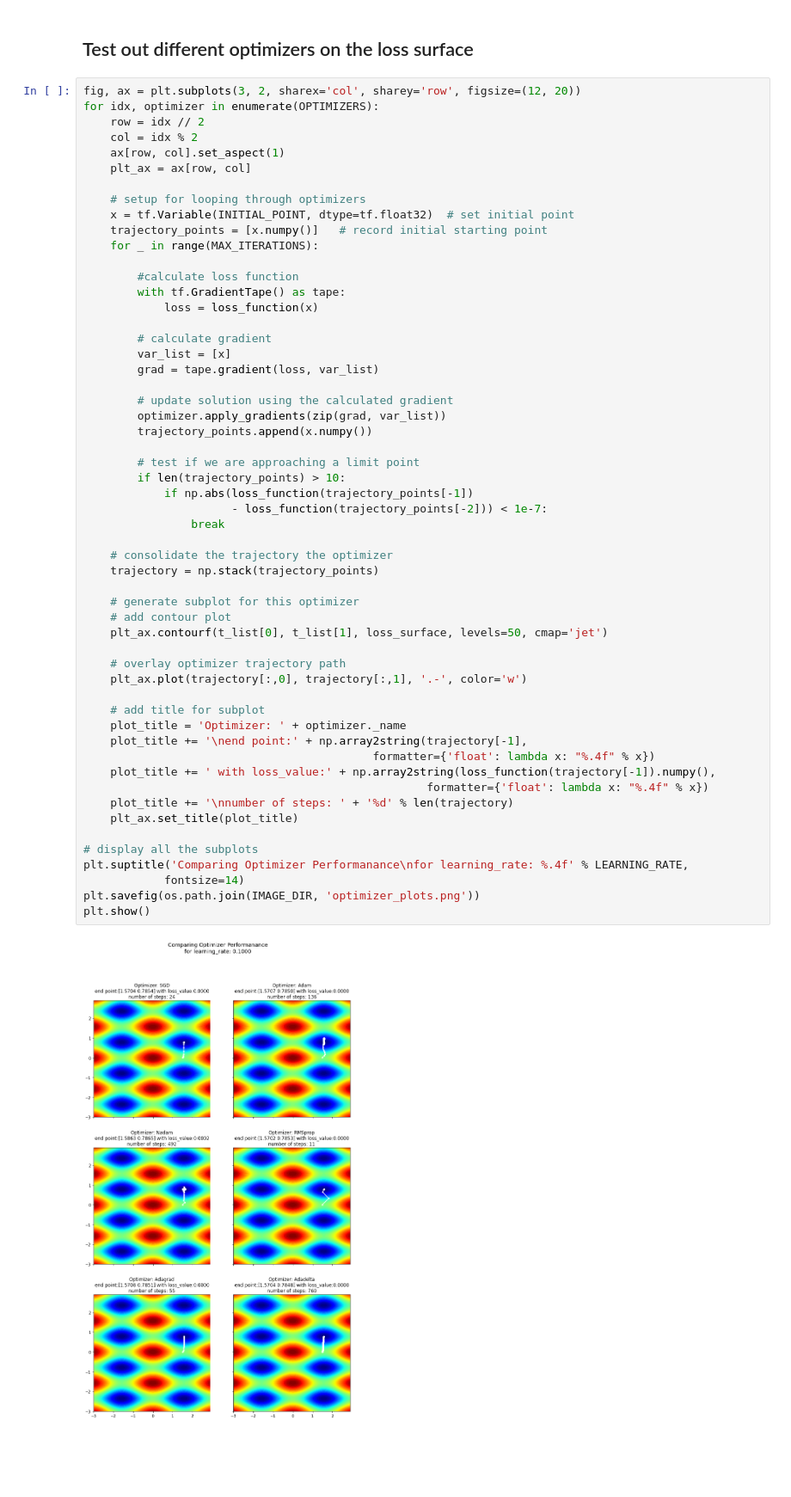
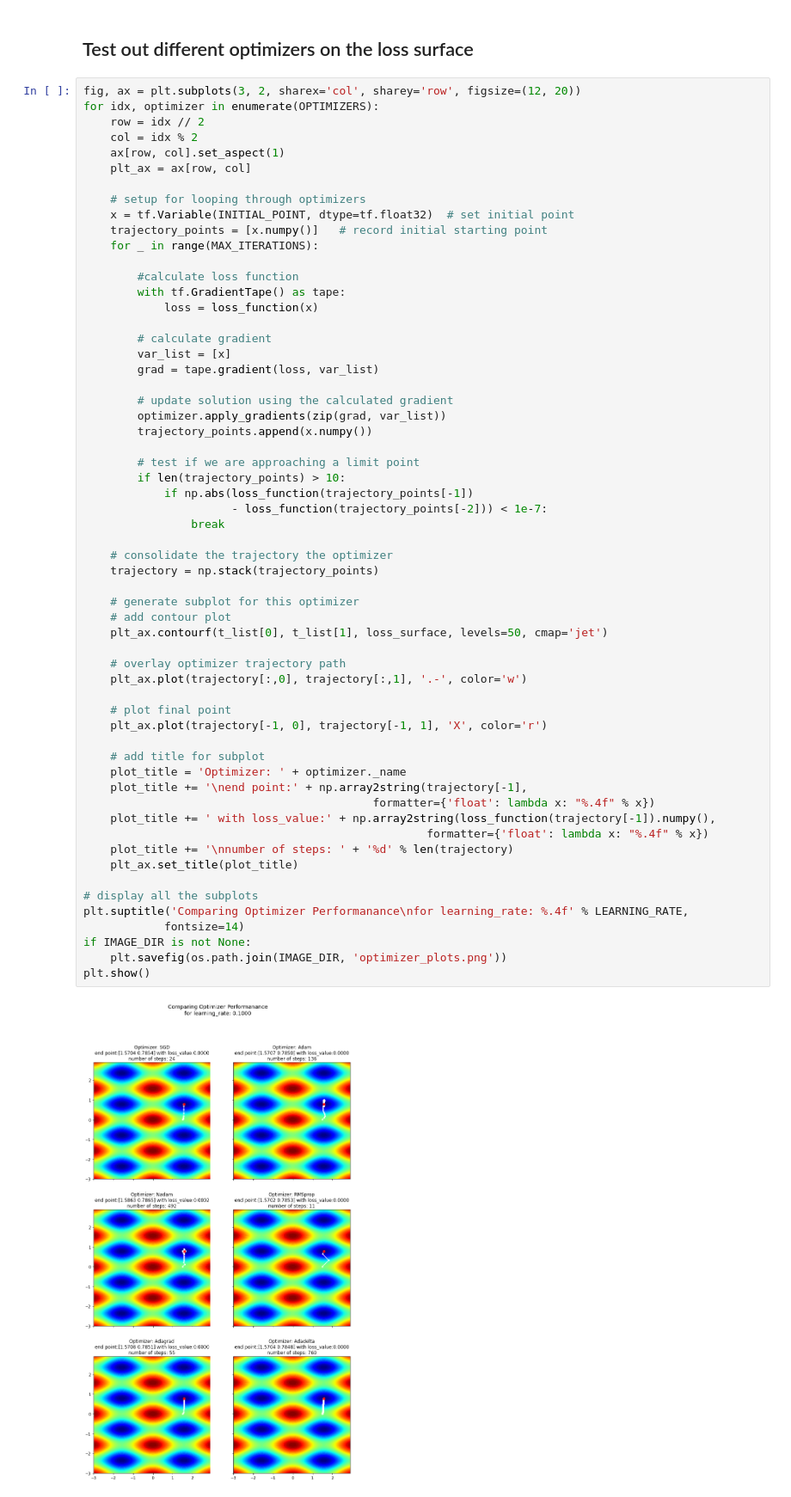
Before and after one commit to jimthompson5802/tf2_playground, a Jupyter notebook: optimizers/optimizer_playground.ipynb, the cells around one changed output. Shown at 86% size. Saved outputs shown, nothing was run; the diff lists cells and outputs as text; blank space fills up the shorter version.

Commit message:
feat: add option to disable saving images doc: updated write-up

```diff
--- a/optimizers/optimizer_playground.ipynb
+++ b/optimizers/optimizer_playground.ipynb
@@ -104,32 +107,36 @@ for idx, optimizer in enumerate(OPTIMIZERS):
         # test if we are approaching a limit point
         if len(trajectory_points) > 10:
             if np.abs(loss_function(trajectory_points[-1])
                       - loss_function(trajectory_points[-2])) < 1e-7:
                 break
 
     # consolidate the trajectory the optimizer
     trajectory = np.stack(trajectory_points)
 
     # generate subplot for this optimizer
     # add contour plot
     plt_ax.contourf(t_list[0], t_list[1], loss_surface, levels=50, cmap='jet')
 
     # overlay optimizer trajectory path
     plt_ax.plot(trajectory[:,0], trajectory[:,1], '.-', color='w')
 
+    # plot final point
+    plt_ax.plot(trajectory[-1, 0], trajectory[-1, 1], 'X', color='r')
+
     # add title for subplot
     plot_title = 'Optimizer: ' + optimizer._name
     plot_title += '\nend point:' + np.array2string(trajectory[-1],
                                            formatter={'float': lambda x: "%.4f" % x})
     plot_title += ' with loss_value:' + np.array2string(loss_function(trajectory[-1]).numpy(),
                                                    formatter={'float': lambda x: "%.4f" % x})
     plot_title += '\nnumber of steps: ' + '%d' % len(trajectory)
     plt_ax.set_title(plot_title)
 
 # display all the subplots
 plt.suptitle('Comparing Optimizer Performanance\nfor learning_rate: %.4f' % LEARNING_RATE,
             fontsize=14)
-plt.savefig(os.path.join(IMAGE_DIR, 'optimizer_plots.png'))
+if IMAGE_DIR is not None:
+    plt.savefig(os.path.join(IMAGE_DIR, 'optimizer_plots.png'))
 plt.show()
 # %% [output]
-[figure, old version]
+[figure, new version]
```
Also changed, not shown: parts of 2 cells of this notebook, 4 other files.
